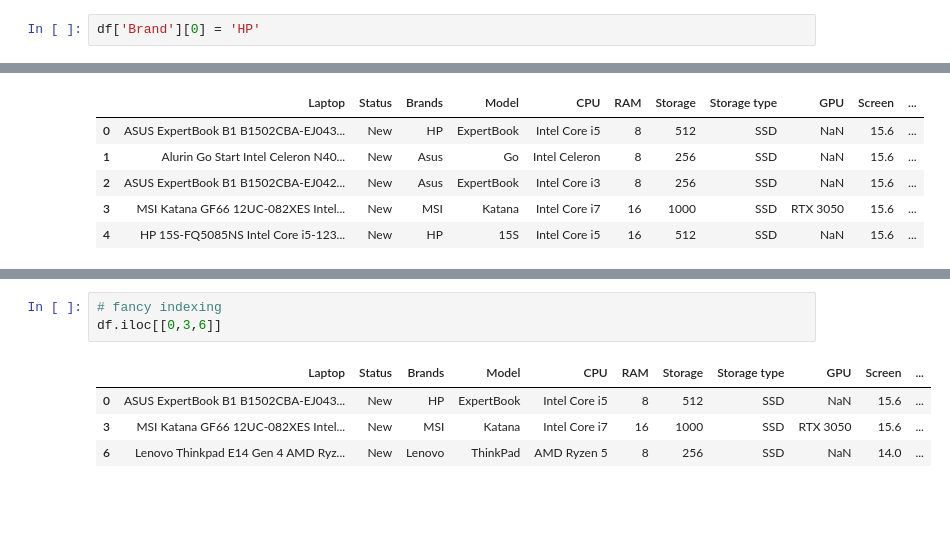
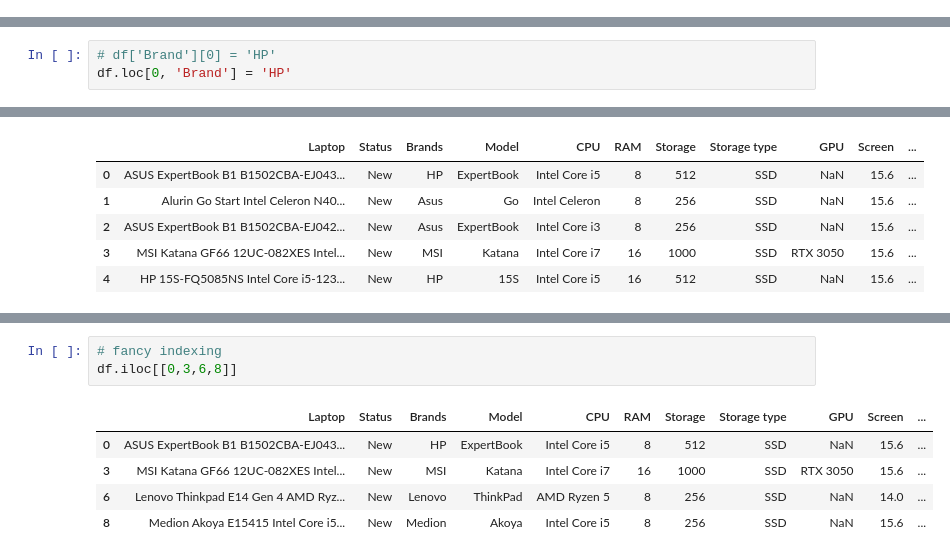
Before and after one commit to Malik786-git/Python---NumPy, a Jupyter notebook: pandas_fundamentals.ipynb, the cells around one changed output, grey strips where cells are left out. Saved outputs shown, nothing was run; the diff lists cells and outputs as text; blank space fills up the shorter version.

```diff
--- a/pandas_fundamentals.ipynb
+++ b/pandas_fundamentals.ipynb
@@ -209,5 +218,3 @@ df
 | 2158 | Razer Book 13 Intel Evo Core i7-1... | Refurbished | Razer | Book | Intel Evo Core i7 | 16 | 1000 | SSD | NaN | 13.4 | ... |
 | 2159 | Razer Book FHD+ Intel Evo Core i7... | Refurbished | Razer | Book | Intel Evo Core i7 | 16 | 256 | SSD | NaN | 13.4 | ... |
 2160 rows × 12 columns
-# %%
-df['Brand'][0] = 'HP'
@@ -229,3 +221,6 @@ See the caveats in the documentation: https://pandas.pydata.org/pandas-docs/stab
+# %%
+# df['Brand'][0] = 'HP'
+df.loc[0, 'Brand'] = 'HP'
 # %%
 df
 # %% [output]
@@ -388,9 +376,10 @@ df[2:15:2] # alternates records.
 | 14 | Lenovo IdeaPad 1 15ADA7 AMD Ryzen... | New | Lenovo | IdeaPad | AMD Ryzen 3 | 8 | 256 | SSD | NaN | 15.6 | ... |
 # %%
 # fancy indexing
-df.iloc[[0,3,6]]
+df.iloc[[0,3,6,8]]
 # %% [output]
 |  | Laptop | Status | Brands | Model | CPU | RAM | Storage | Storage type | GPU | Screen | ... |
 | 0 | ASUS ExpertBook B1 B1502CBA-EJ043... | New | HP | ExpertBook | Intel Core i5 | 8 | 512 | SSD | NaN | 15.6 | ... |
 | 3 | MSI Katana GF66 12UC-082XES Intel... | New | MSI | Katana | Intel Core i7 | 16 | 1000 | SSD | RTX 3050 | 15.6 | ... |
 | 6 | Lenovo Thinkpad E14 Gen 4 AMD Ryz... | New | Lenovo | ThinkPad | AMD Ryzen 5 | 8 | 256 | SSD | NaN | 14.0 | ... |
+| 8 | Medion Akoya E15415 Intel Core i5... | New | Medion | Akoya | Intel Core i5 | 8 | 256 | SSD | NaN | 15.6 | ... |
```
Also changed, not shown: parts of 6 cells of this notebook, 1 other file.
